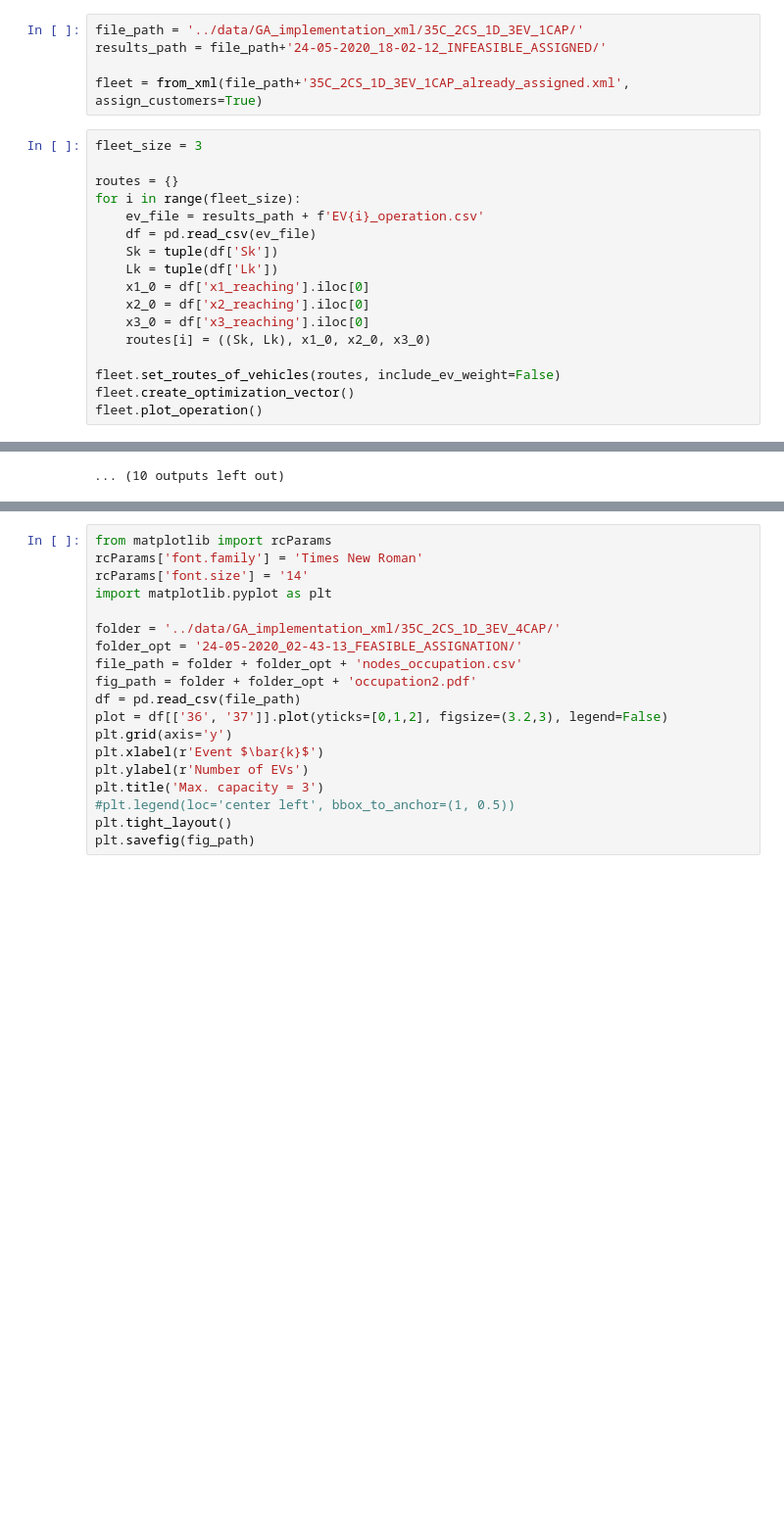
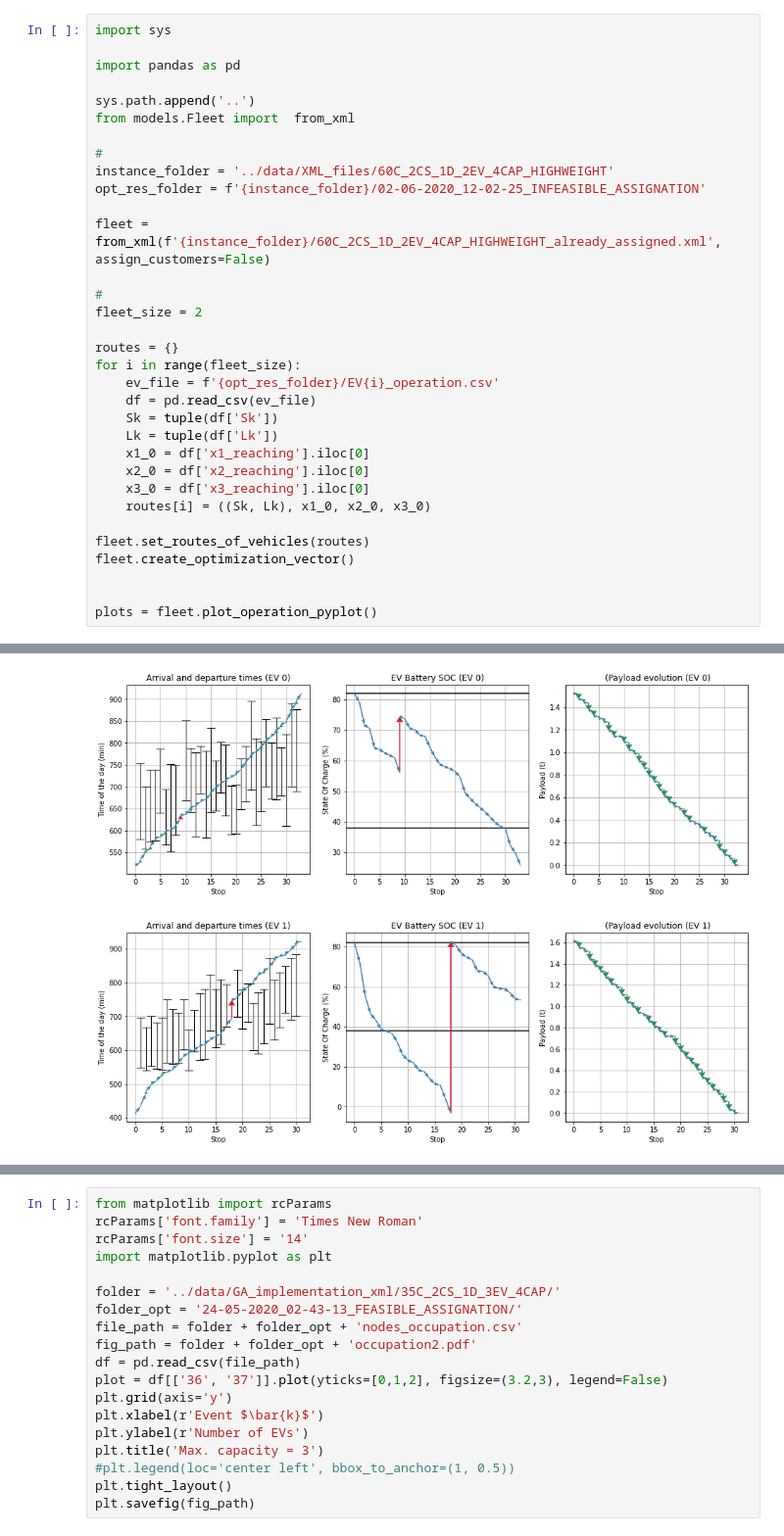
Before and after one commit to jpfutalef/DynamicStochasticElectricVRP, a Jupyter notebook: notebooks/plot_operation.ipynb, the cells around one changed output, grey strips where cells are left out. Shown at 98% size. Cells and saved outputs as stored; diff of their text form; blank space fills up the shorter version.

```diff
--- a/notebooks/plot_operation.ipynb
+++ b/notebooks/plot_operation.ipynb
@@ -21,14 +1,23 @@ Loading BokehJS ...
-# %%
-file_path = '../data/GA_implementation_xml/35C_2CS_1D_3EV_1CAP/'
-results_path = file_path+'24-05-2020_18-02-12_INFEASIBLE_ASSIGNED/'
-
-fleet = from_xml(file_path+'35C_2CS_1D_3EV_1CAP_already_assigned.xml', assign_customers=True)
 # %%
-fleet_size = 3
+import sys
+
+import pandas as pd
+
+sys.path.append('..')
+from models.Fleet import  from_xml
+
+#
+instance_folder = '../data/XML_files/60C_2CS_1D_2EV_4CAP_HIGHWEIGHT'
+opt_res_folder = f'{instance_folder}/02-06-2020_12-02-25_INFEASIBLE_ASSIGNATION'
+
+fleet = from_xml(f'{instance_folder}/60C_2CS_1D_2EV_4CAP_HIGHWEIGHT_already_assigned.xml', assign_customers=False)
+
+#
+fleet_size = 2
 
 routes = {}
 for i in range(fleet_size):
-    ev_file = results_path + f'EV{i}_operation.csv'
+    ev_file = f'{opt_res_folder}/EV{i}_operation.csv'
     df = pd.read_csv(ev_file)
     Sk = tuple(df['Sk'])
     Lk = tuple(df['Lk'])
@@ -37,7 +26,9 @@ for i in range(fleet_size):
     x3_0 = df['x3_reaching'].iloc[0]
     routes[i] = ((Sk, Lk), x1_0, x2_0, x3_0)
 
-fleet.set_routes_of_vehicles(routes, include_ev_weight=False)
+fleet.set_routes_of_vehicles(routes)
 fleet.create_optimization_vector()
-fleet.plot_operation()
+
+
+plots = fleet.plot_operation_pyplot()
 # %% [output]
@@ -56 +35,2 @@ fleet.plot_operation()
-... (10 outputs left out)
+[figure, added]
+[figure, added]
```
Also changed, not shown: parts of 4 cells of this notebook, 17 other files.
